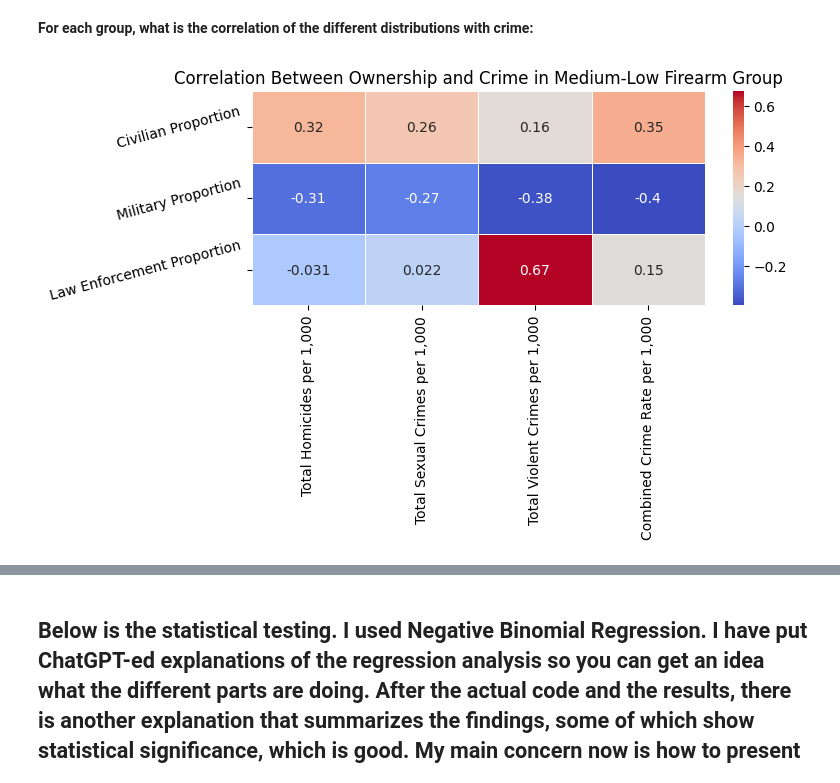
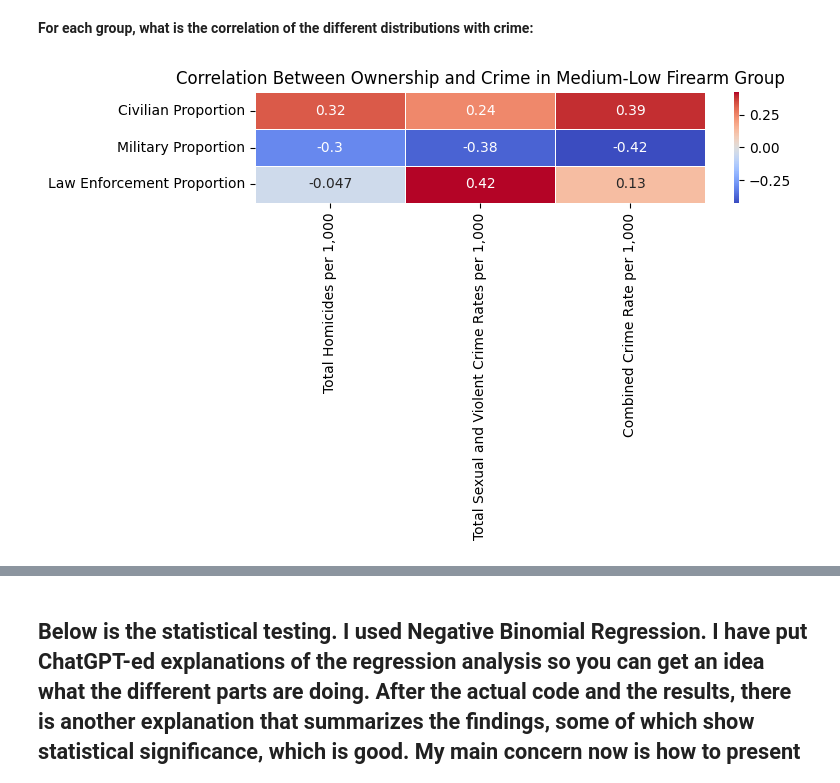
Before and after one commit to Alexderoode011202/DW_project, a Jupyter notebook: analysis/analysev2.ipynb, the cells around one changed output, grey strips where cells are left out. Drawn from its saved outputs; the diff is of its cells as text; code cells hidden in the pictures.

```diff
--- a/analysis/analysev2.ipynb
+++ b/analysis/analysev2.ipynb
@@ -396,30 +387,30 @@ Overall, **GDP per capita consistently influences crime rates**, while total fir
 # %%
 within_group_correlation_dict = {}
 
 for group in data["Total Firearms Group"].unique():
     subset = data[data["Total Firearms Group"] == group]  # Filter data per group
 
     # Compute correlation matrix
     correlation_matrix = subset[["Civilian Proportion", "Military Proportion", "Law Enforcement Proportion",
-                                 "Total Homicides per 1,000", "Total Sexual Crimes per 1,000",
-                                 "Total Violent Crimes per 1,000", "Combined Crime Rate per 1,000"]].corr()
+                                 "Total Homicides per 1,000",
+                                 "Total Sexual and Violent Crime Rates per 1,000", "Combined Crime Rate per 1,000"]].corr()
 
     # Extract only ownership vs. crime correlations
     ownership_crime_correlation = correlation_matrix.loc[
         ["Civilian Proportion", "Military Proportion", "Law Enforcement Proportion"],
-        ["Total Homicides per 1,000", "Total Sexual Crimes per 1,000",
-         "Total Violent Crimes per 1,000", "Combined Crime Rate per 1,000"]
+        ["Total Homicides per 1,000",
+         "Total Sexual and Violent Crime Rates per 1,000", "Combined Crime Rate per 1,000"]
     ]
 
     within_group_correlation_dict[group] = ownership_crime_correlation
 
     # heatmap
     plt.figure(figsize=(8, 5))
     sns.heatmap(ownership_crime_correlation, annot=True, cmap="coolwarm", linewidths=0.5)
     plt.title(f"Correlation Between Ownership and Crime in {group} Firearm Group")
     plt.xticks(rotation=90)
-    plt.yticks(rotation=15)
+    plt.yticks(rotation=00)
     plt.tight_layout()
     plt.show()
 # %% [output]
-[figure, old version]
+[figure, new version]
```
Also changed, not shown: parts of 22 cells of this notebook, 4 other files.
